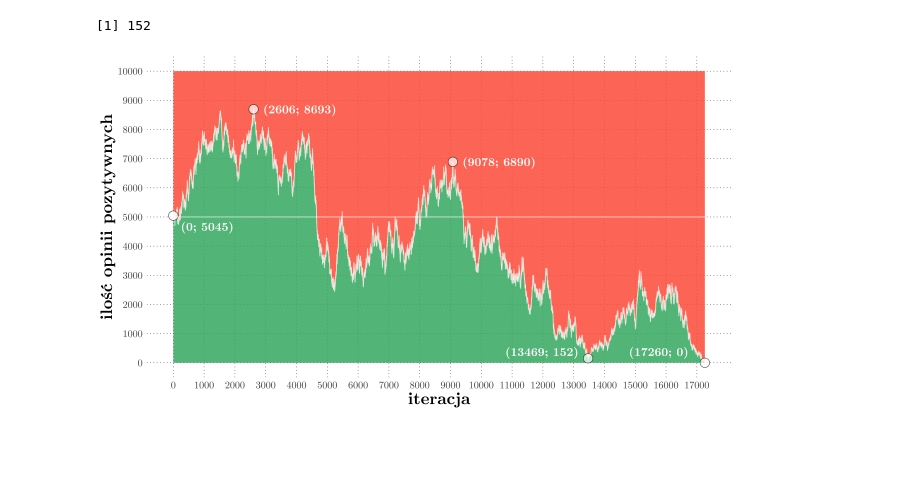
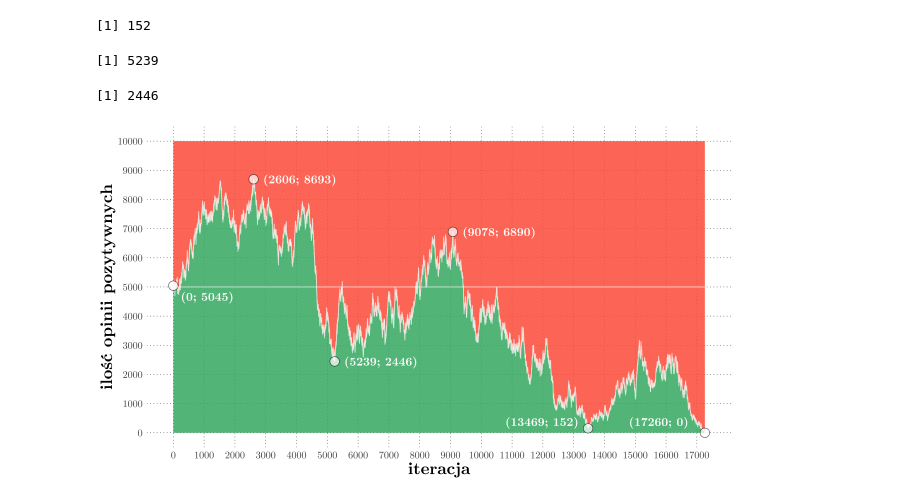
Before and after one commit to stawarzkrzysztof/socjologiaobliczeniowa2025, a Jupyter notebook: zad1/analysis.ipynb, the cells around one changed output. Cells and saved outputs as stored; diff of their text form; code cells hidden in the pictures; blank space fills up the shorter version.

Commit message:
final final zad1 plot

```diff
--- a/zad1/analysis.ipynb
+++ b/zad1/analysis.ipynb
@@ -68,3 +61,11 @@ showtext::showtext_auto()
+# %%
+min3_y <- min(zad1_evo[5000:6000])
+min3_x <- match(min3_y, zad1_evo[5000:6000])+5000
+min3_x
+min3_y
+# %% [output]
+[1] 5239
+[1] 2446
 # %%
 scale <- 1.5
 options(
@@ -172,7 +173,7 @@ ggplot() +
         size = 5,
         family = "CMU Serif Bold") +
 
-    # almostmin point
+    # 2nd lowest point
     geom_point(
         aes(x = min2_x,
             y = min2_y),
@@ -186,33 +187,51 @@ ggplot() +
         x = min2_x-1500,
         y = 375,
         label = glue::glue("({min2_x}; {min2_y})"),
+        color = "white",
+        size = 5,
+        family = "CMU Serif Bold") +
+
+    # 3rd lowest point
+    geom_point(
+        aes(x = min3_x,
+            y = min3_y),
+        color = "black",
+        fill = "white",
+        alpha = .71,
+        size = 5,
+        shape = 21) +
+    annotate(
+        "text",
+        x = min3_x+1500,
+        y = min3_y,
+        label = glue::glue("({min3_x}; {min3_y})"),
         color = "white",
         size = 5,
         family = "CMU Serif Bold") +
 
     # 50% line
     geom_line(
         aes(x = 1:zad1$iter,
             y = zad1$L^2/2),
         alpha = .71,
         color = "white") +
 
     # styling
     theme_minimal() +
     labs(
         x = "iteracja",
         y = "ilość opinii pozytywnych") +
     scale_y_continuous(
         breaks = seq(0, zad1$L^2, by = 1000),
         limits = c(0, NA)) +
     scale_x_continuous(
         breaks = seq(0, zad1$iter, by = 1000)) +
     theme(
         text = element_text(family = "CMU Serif"),
         axis.text = element_text(size=12),
         axis.title = element_text(size = 20, family = "CMU Serif Bold"),
         axis.title.y.right = element_text(color = badcolor),
         panel.grid = element_line(linetype = "dotted", linewidth = 0.25, color = "black"),
         panel.grid.minor = element_blank())
 # %% [output]
-[figure, old version]
+[figure, new version]
```
Also changed, not shown: parts of 2 cells of this notebook.
